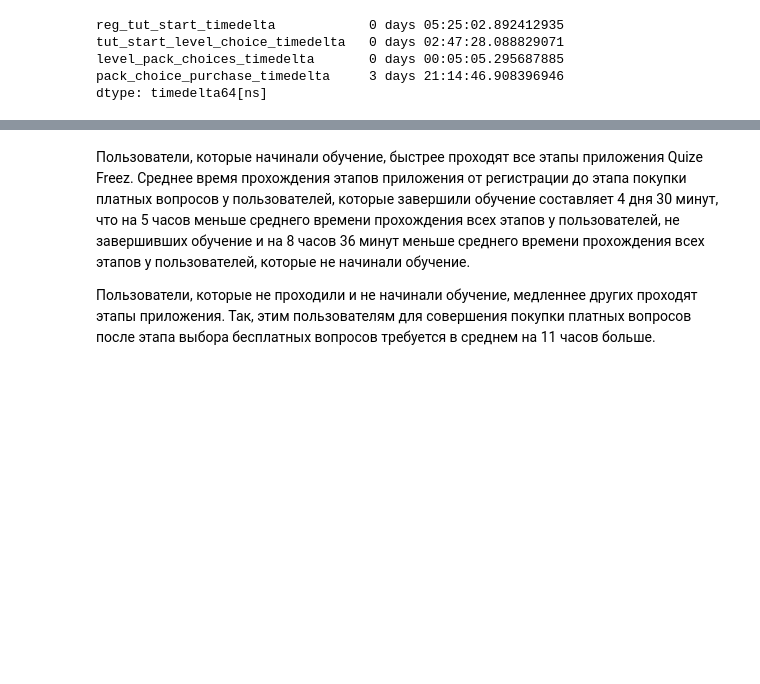
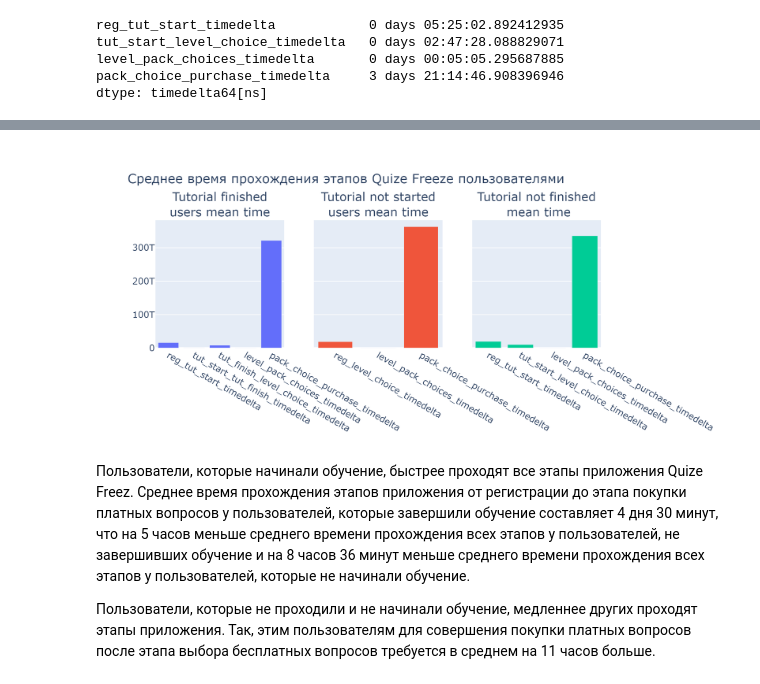
Before and after one commit to mikhaylovskaya-karina/Project-3_App_funnel_analysis_Python, a Jupyter notebook: Project_3_App_funnel_analysis_Python_KM.ipynb, the cells around one changed output, grey strips where cells are left out. Cells and saved outputs as stored; diff of their text form; code cells hidden in the pictures; blank space fills up the shorter version.

```diff
--- a/Project_3_App_funnel_analysis_Python_KM.ipynb
+++ b/Project_3_App_funnel_analysis_Python_KM.ipynb
@@ -430,9 +427,9 @@ from plotly.subplots import make_subplots
 # создаем столбчатые диаграммы отображающие
 # среднее время прохождения этапов приложения группами пользователей
 fig = make_subplots(rows=1, cols=3, shared_yaxes=True,
-                    subplot_titles=('Tutorial finished<br>users mean time',
-                                    'Tutorial not started<br>users mean time',
-                                    'Tutorial not finished<br> mean time'))
+                    subplot_titles=('<br>Tutorial finished<br>users mean time',
+                                    '<br>Tutorial not started<br>users mean time',
+                                    '<br>Tutorial not finished<br> mean time'))
 
 fig.add_trace(go.Bar(x=tfu_bar_data.index, y=tfu_bar_data),
             row=1, col=1)
@@ -444,6 +441,8 @@ fig.add_trace(go.Bar(x=tnf_bar_data.index, y=tnf_bar_data),
             row=1, col=3)
 
 fig.update_layout(showlegend=False, title_text='Среднее время прохождения \
-этапов Quize Freeze пользователями<br> ')
-fig.show()
+этапов Quize Freeze пользователями<br> <br>')
+
+img = fig.to_image(format="png", width=850, height=400, scale=3, engine="orca")
+Image(img)
 # %% [output]
@@ -451,3 +449,4 @@ fig.show()
+[figure, added]
 # %% [markdown]
 Пользователи, которые начинали обучение, быстрее проходят все этапы приложения Quize Freez. Среднее время прохождения этапов приложения от регистрации до этапа покупки платных вопросов у пользователей, которые завершили обучение составляет 4 дня 30 минут, что на 5 часов меньше среднего времени прохождения всех этапов у пользователей, не завершивших обучение и на 8 часов 36 минут меньше среднего времени прохождения всех этапов у пользователей, которые не начинали обучение.
 
```
Also changed, not shown: parts of 6 cells of this notebook.
